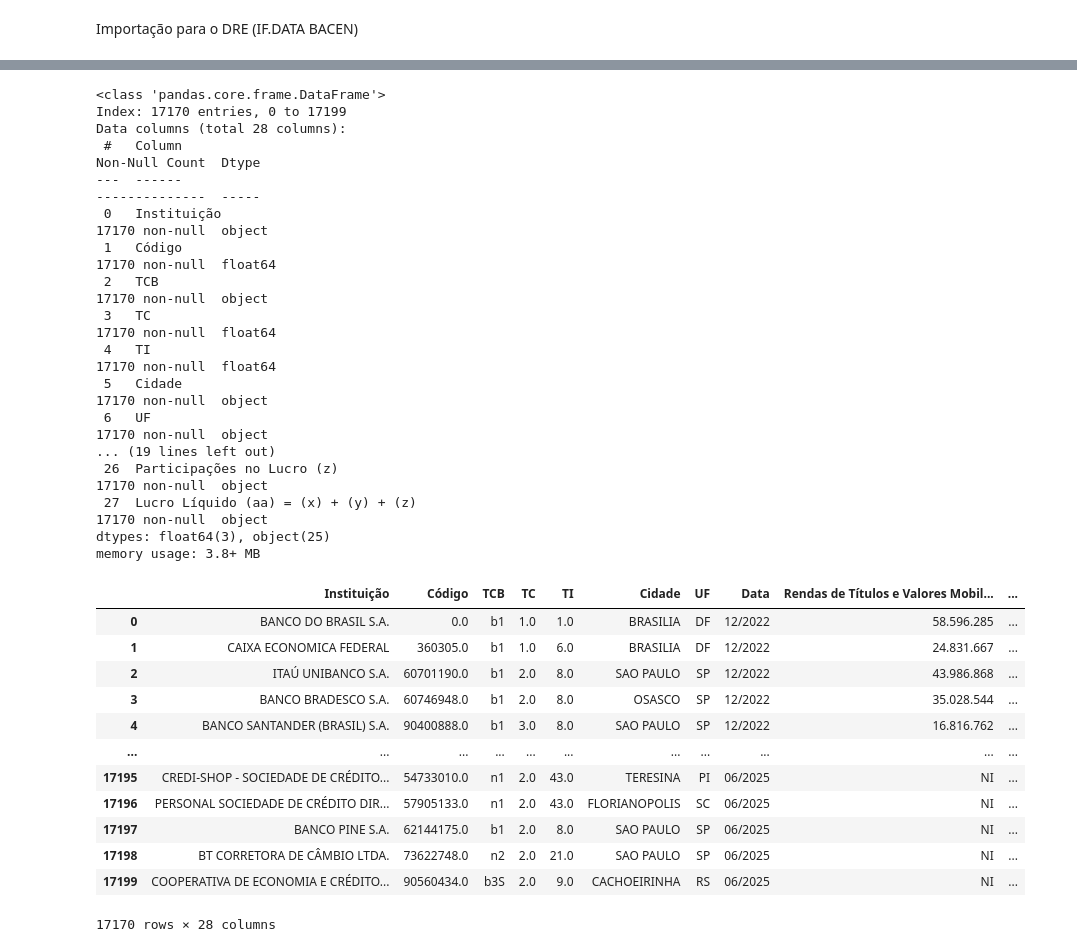
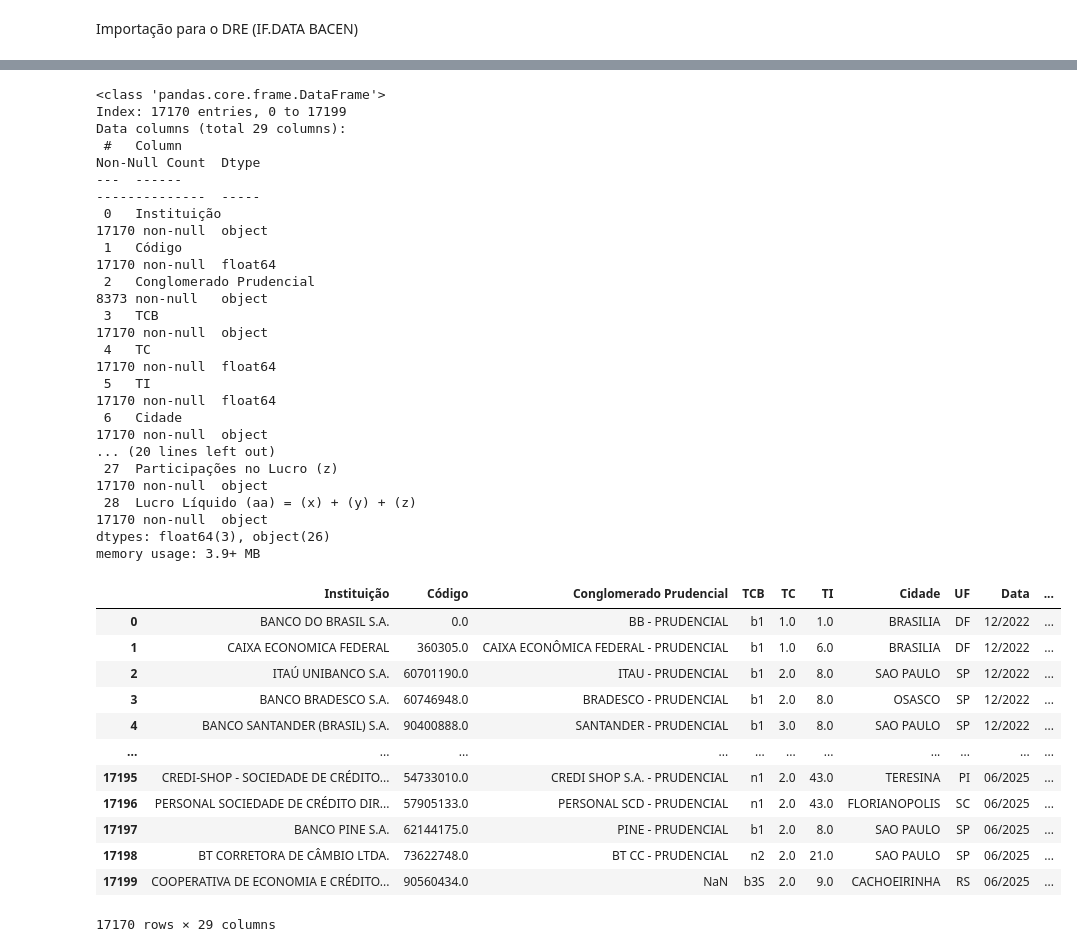
Before and after one commit to ThiagoPBorges/Banco-Master-Analise, a Jupyter notebook: notebook/01_importação.ipynb, the cells around one changed output, grey strips where cells are left out. Saved outputs shown, nothing was run; the diff lists cells and outputs as text; code cells hidden in the pictures.

Commit message:
Ajuste no conglomerado prudencial

```diff
--- a/notebook/01_importação.ipynb
+++ b/notebook/01_importação.ipynb
@@ -152,6 +166,7 @@ df_dre = df_dre_total.copy()
 
 # Equalização das colunas, pois ao longo dos anos foram feitas mudanças nos nomes.
 # Correção da Lógica: New.fillna(Old)
+
 df_dre['Resultado antes da Tributação e Participações (x) = (k) + (l) + (w)'] = \
     df_dre['Resultado antes da Tributação e Participações (x) = (k) + (l) + (w)'].fillna(df_dre['Resultado antes da Tributação, Lucro e Participação (g) = (e) + (f)'])
 
@@ -214,7 +229,10 @@ df_dre['Resultado com Perda Esperada (f)'] = \
 
 # Lista Completa de Colunas Velhas para Excluir
 colunas_velhas_para_excluir = [
-    'Conglomerado Financeiro', 'Conglomerado Prudencial_1', 'Ativo Total', 'Coluna_Vazia',
+    'Conglomerado Financeiro',
+    'Conglomerado Prudencial_1',
+    'Ativo Total',
+    'Coluna_Vazia',
     'Resultado antes da Tributação, Lucro e Participação (g) = (e) + (f)',
     'Lucro Líquido (j) = (g) + (h) + (i)',
     'Outras Receitas/Despesas  Operacionais (d) = (d1) + (d2) + (d3) + (d4) + (d5) + (d6) + (d7) + (d8)',
@@ -230,55 +248,59 @@ colunas_velhas_para_excluir = [
     'Despesas de Captação (b1)',
     'Rendas de Prestação de Serviços (d1)',
     'Rendas de Tarifas Bancárias (d2)',
     'Despesas Administrativas (d4)',
     'Despesas de Pessoal (d3)',
     'Despesas Tributárias (d5)',
     'Resultado de Participações (d6)',
     'Outras Receitas Operacionais (d7)',
     'Outras Despesas Operacionais (d8)',
     'Rendas de Operações de Crédito (a1)',
     'Rendas de Operações com Instrumentos Financeiros Derivativos (a4)',
     'Resultado de Provisão para Créditos de Difícil Liquidação (b5)'
 ]
 
 df_dre = df_dre.dropna(subset='Cidade')
 df_dre = df_dre.drop(columns=colunas_velhas_para_excluir)
 
-df_dre = df_dre.dropna(axis=1, thresh=df_dre['Instituição'].count()) # Exclui colunas que não tem o numero que sustente um histórico completo
+contagem_alvo = df_dre['Instituição'].count()
+condicao_completa = df_dre.count() == contagem_alvo
+condicao_excecao = df_dre.columns == 'Conglomerado Prudencial'
+
+df_dre = df_dre.loc[:, condicao_completa | condicao_excecao] # Exclui colunas que não tem o numero que sustente um histórico completo
 
 # Salvar o dataframe bruto na pasta 'RAW'.
 df_dre.to_parquet(os.path.join(caminho_raw, "dre_raw.parquet"), index=False)
 
 df_dre.info()
 df_dre
 # %% [output]
 <class 'pandas.core.frame.DataFrame'>
 Index: 17170 entries, 0 to 17199
-Data columns (total 28 columns):
+Data columns (total 29 columns):
  #   Column                                                                                                 Non-Null Count  Dtype
 ---  ------                                                                                                 --------------  -----
  0   Instituição                                                                                            17170 non-null  object
  1   Código                                                                                                 17170 non-null  float64
- 2   TCB                                                                                                    17170 non-null  object
- 3   TC                                                                                                     17170 non-null  float64
- 4   TI                                                                                                     17170 non-null  float64
- 5   Cidade                                                                                                 17170 non-null  object
- 6   UF                                                                                                     17170 non-null  object
-... (19 lines left out)
- 26  Participações no Lucro (z)                                                                             17170 non-null  object
- 27  Lucro Líquido (aa) = (x) + (y) + (z)                                                                   17170 non-null  object
-dtypes: float64(3), object(25)
-memory usage: 3.8+ MB
+ 2   Conglomerado Prudencial                                                                                8373 non-null   object
+ 3   TCB                                                                                                    17170 non-null  object
+ 4   TC                                                                                                     17170 non-null  float64
+ 5   TI                                                                                                     17170 non-null  float64
+ 6   Cidade                                                                                                 17170 non-null  object
+... (20 lines left out)
+ 27  Participações no Lucro (z)                                                                             17170 non-null  object
+ 28  Lucro Líquido (aa) = (x) + (y) + (z)                                                                   17170 non-null  object
+dtypes: float64(3), object(26)
+memory usage: 3.9+ MB
-|  | Instituição | Código | TCB | TC | TI | Cidade | UF | Data | Rendas de Títulos e Valores Mobil... | ... |
-| 0 | BANCO DO BRASIL S.A. | 0.0 | b1 | 1.0 | 1.0 | BRASILIA | DF | 12/2022 | 58.596.285 | ... |
-| 1 | CAIXA ECONOMICA FEDERAL | 360305.0 | b1 | 1.0 | 6.0 | BRASILIA | DF | 12/2022 | 24.831.667 | ... |
-| 2 | ITAÚ UNIBANCO S.A. | 60701190.0 | b1 | 2.0 | 8.0 | SAO PAULO | SP | 12/2022 | 43.986.868 | ... |
-| 3 | BANCO BRADESCO S.A. | 60746948.0 | b1 | 2.0 | 8.0 | OSASCO | SP | 12/2022 | 35.028.544 | ... |
-| 4 | BANCO SANTANDER (BRASIL) S.A. | 90400888.0 | b1 | 3.0 | 8.0 | SAO PAULO | SP | 12/2022 | 16.816.762 | ... |
+|  | Instituição | Código | Conglomerado Prudencial | TCB | TC | TI | Cidade | UF | Data | ... |
+| 0 | BANCO DO BRASIL S.A. | 0.0 | BB - PRUDENCIAL | b1 | 1.0 | 1.0 | BRASILIA | DF | 12/2022 | ... |
+| 1 | CAIXA ECONOMICA FEDERAL | 360305.0 | CAIXA ECONÔMICA FEDERAL - PRUDENCIAL | b1 | 1.0 | 6.0 | BRASILIA | DF | 12/2022 | ... |
+| 2 | ITAÚ UNIBANCO S.A. | 60701190.0 | ITAU - PRUDENCIAL | b1 | 2.0 | 8.0 | SAO PAULO | SP | 12/2022 | ... |
+| 3 | BANCO BRADESCO S.A. | 60746948.0 | BRADESCO - PRUDENCIAL | b1 | 2.0 | 8.0 | OSASCO | SP | 12/2022 | ... |
+| 4 | BANCO SANTANDER (BRASIL) S.A. | 90400888.0 | SANTANDER - PRUDENCIAL | b1 | 3.0 | 8.0 | SAO PAULO | SP | 12/2022 | ... |
 | ... | ... | ... | ... | ... | ... | ... | ... | ... | ... | ... |
-| 17195 | CREDI-SHOP - SOCIEDADE DE CRÉDITO... | 54733010.0 | n1 | 2.0 | 43.0 | TERESINA | PI | 06/2025 | NI | ... |
-| 17196 | PERSONAL SOCIEDADE DE CRÉDITO DIR... | 57905133.0 | n1 | 2.0 | 43.0 | FLORIANOPOLIS | SC | 06/2025 | NI | ... |
-| 17197 | BANCO PINE S.A. | 62144175.0 | b1 | 2.0 | 8.0 | SAO PAULO | SP | 06/2025 | NI | ... |
-| 17198 | BT CORRETORA DE CÂMBIO LTDA. | 73622748.0 | n2 | 2.0 | 21.0 | SAO PAULO | SP | 06/2025 | NI | ... |
-| 17199 | COOPERATIVA DE ECONOMIA E CRÉDITO... | 90560434.0 | b3S | 2.0 | 9.0 | CACHOEIRINHA | RS | 06/2025 | NI | ... |
+| 17195 | CREDI-SHOP - SOCIEDADE DE CRÉDITO... | 54733010.0 | CREDI SHOP S.A. - PRUDENCIAL | n1 | 2.0 | 43.0 | TERESINA | PI | 06/2025 | ... |
+| 17196 | PERSONAL SOCIEDADE DE CRÉDITO DIR... | 57905133.0 | PERSONAL SCD - PRUDENCIAL | n1 | 2.0 | 43.0 | FLORIANOPOLIS | SC | 06/2025 | ... |
+| 17197 | BANCO PINE S.A. | 62144175.0 | PINE - PRUDENCIAL | b1 | 2.0 | 8.0 | SAO PAULO | SP | 06/2025 | ... |
+| 17198 | BT CORRETORA DE CÂMBIO LTDA. | 73622748.0 | BT CC - PRUDENCIAL | n2 | 2.0 | 21.0 | SAO PAULO | SP | 06/2025 | ... |
+| 17199 | COOPERATIVA DE ECONOMIA E CRÉDITO... | 90560434.0 | NaN | b3S | 2.0 | 9.0 | CACHOEIRINHA | RS | 06/2025 | ... |
-17170 rows × 28 columns
+17170 rows × 29 columns
```
Also changed, not shown: parts of 1 cell of this notebook, 4 other files.
